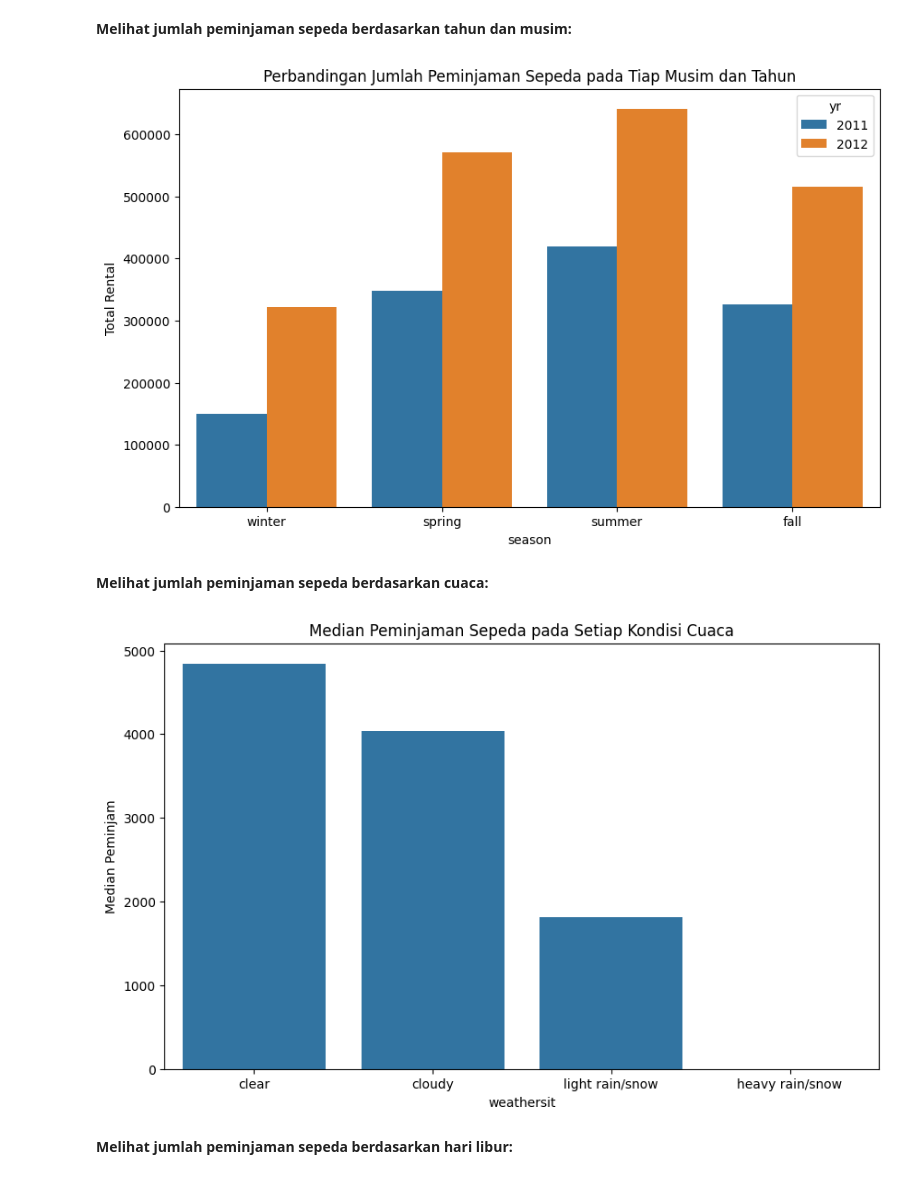
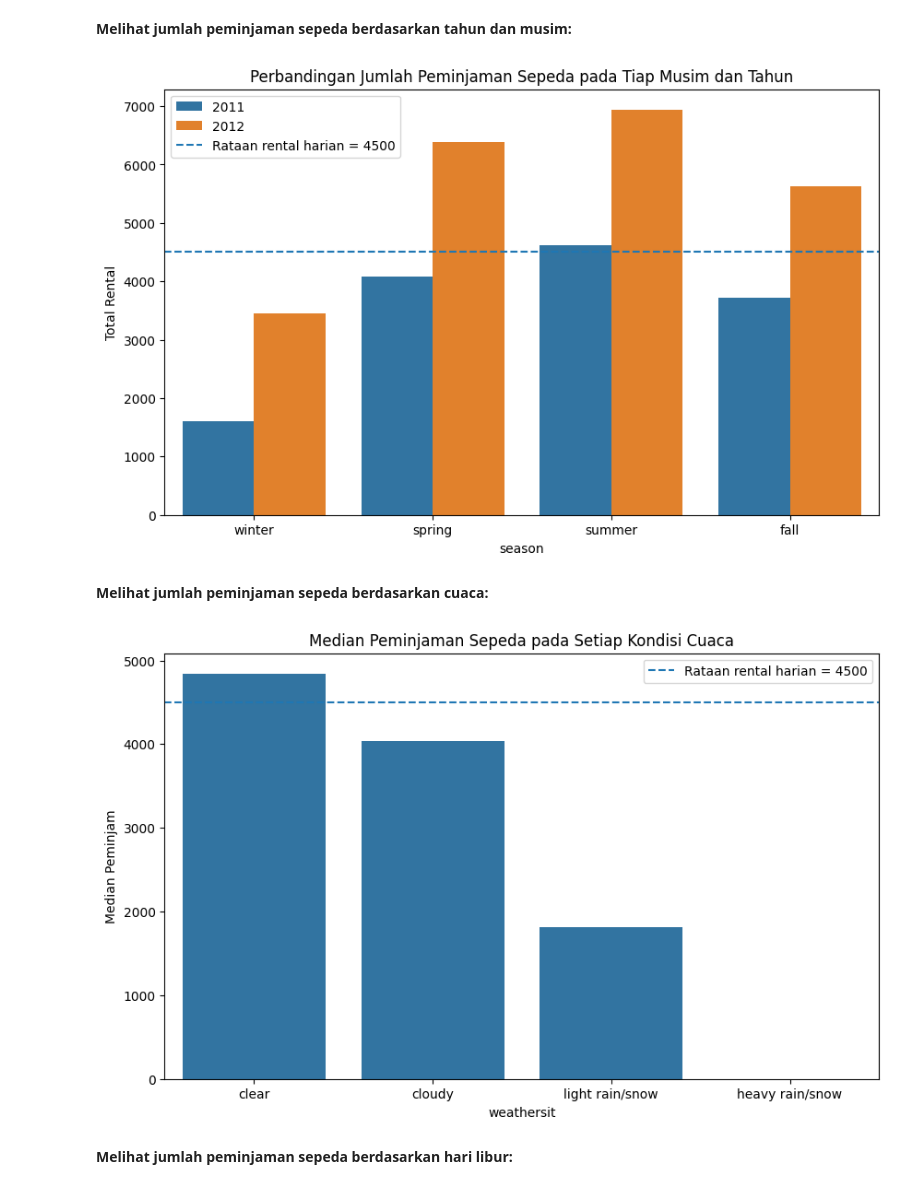
Before and after one commit to Diace7z/dicoding, a Jupyter notebook: notebook.ipynb, the cells around one changed output. Cells and saved outputs as stored; diff of their text form; code cells hidden in the pictures.

```diff
--- a/notebook.ipynb
+++ b/notebook.ipynb
@@ -542,23 +674,31 @@ plt.show()
 **Melihat jumlah peminjaman sepeda berdasarkan tahun dan musim:**
 # %%
 season = day_bike.groupby(by=["yr","season"]).agg({
-    "cnt" : "sum"
+    "cnt" : "median"
 }).reset_index()
 
 plt.figure(figsize=(10,6))
 
 sns.barplot(
     data=season,
     x="season",
     y="cnt",
     hue="yr"
 )
 
+plt.axhline(
+    y=4500,
+    linestyle='--',
+    label="Rataan rental harian = 4500"
+)
+plt.legend()
+
+
 plt.title("Perbandingan Jumlah Peminjaman Sepeda pada Tiap Musim dan Tahun")
 plt.ylabel("Total Rental")
 plt.show()
 # %% [output]
-[figure, old version]
+[figure, new version]
 # %% [markdown]
 **Melihat jumlah peminjaman sepeda berdasarkan cuaca:**
 # %%
@@ -575,10 +715,17 @@ sns.barplot(
 
 )
 
+plt.axhline(
+    y=4500,
+    linestyle='--',
+    label="Rataan rental harian = 4500"
+)
+plt.legend()
+
 plt.title("Median Peminjaman Sepeda pada Setiap Kondisi Cuaca")
 plt.ylabel("Median Peminjam")
 plt.show()
 # %% [output]
-[figure, old version]
+[figure, new version]
 # %% [markdown]
 **Melihat jumlah peminjaman sepeda berdasarkan hari libur:**
```
Also changed, not shown: parts of 34 cells of this notebook.
